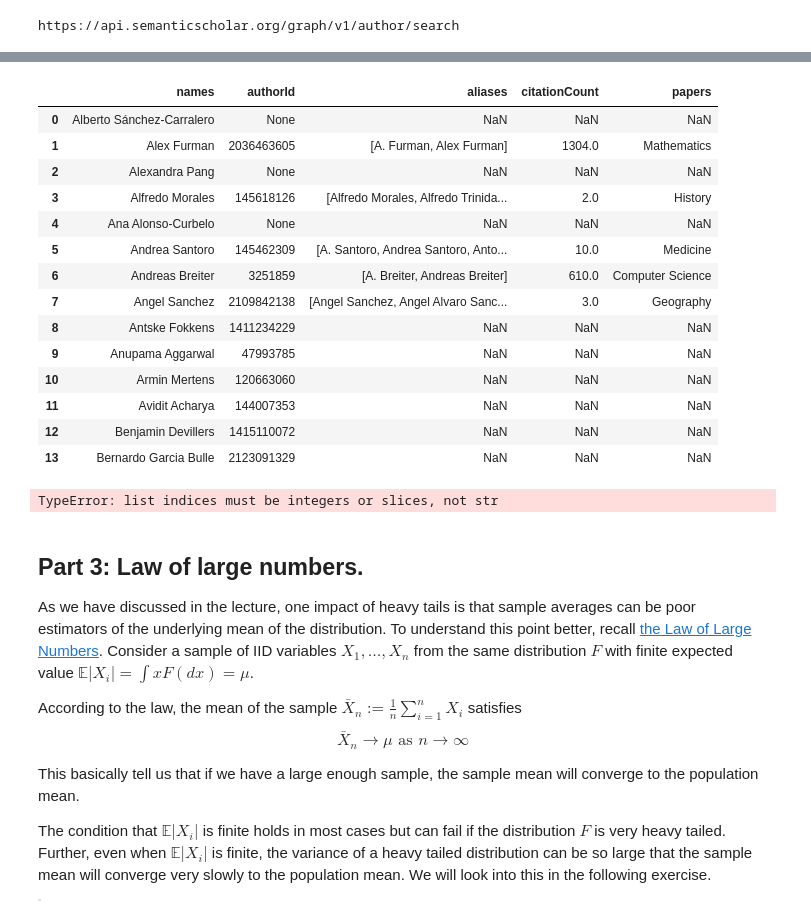
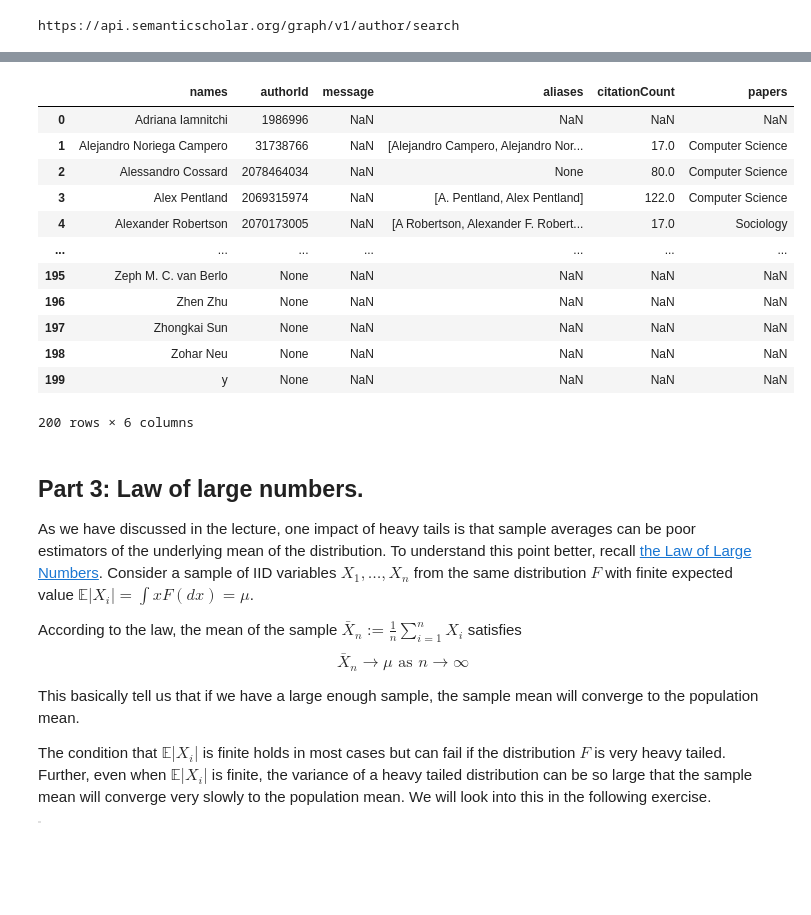
Before and after one commit to Morell1123/Assignment1_SocialInformatics, a Jupyter notebook: Assignment1_part1.ipynb, the cells around one changed output, grey strips where cells are left out. Cells and saved outputs as stored; diff of their text form; code cells hidden in the pictures; blank space fills up the shorter version.

Commit message:
master script with txt author dataset

```diff
--- a/Assignment1_part1.ipynb
+++ b/Assignment1_part1.ipynb
@@ -222,7 +222,7 @@ import time
 
 count=0
 dict_authors_match = {}
-for x in presenters_sample[:14]:
+for x in presenters_sample:
     try:
         count+=1
         print(count/len(presenters_sample))
@@ -279,10 +265,10 @@ def get_author_info(authorID):
     #name_id = [item for sublist in name_id for item in sublist] #flatten list
     return name_id
 
-#Run Loop to get all Aliases and Citation Counts (CC) for each authorID
+#Run Loop to get all Aliases, Citation Counts (CC) and papers for each authorID
 authors_info = []
 count=0
-for x in authorID_list[:5]:
+for x in authorID_list:
     #time.sleep(301/100) # Seconds
     try:
         authors_info.append(get_author_info(x))
@@ -291,7 +277,4 @@ for x in authorID_list[:5]:
     except:
         pass
     time.sleep(101/100) # wait a 1/100 of 5 minutes to have <100 requests per 5 minutes
-
-
-#aliases_list = [item for sublist in aliases_list for item in sublist] #flatten lis=papers.titles
 # %% [output]
@@ -314,5 +297,0 @@ authors_df
-# %%
-from collections import Counter
-for i in range(len(authors_df['papers'])):
-    authors_df['papers'][i] = Counter([d['fieldsOfStudy'][0] for d in authors_df['papers'][i] if d['fieldsOfStudy'] is not None]).most_common(1)[0][0]
-authors_df
@@ -346,0 +312,15 @@ list(dict_authors_match.keys())
+# %%
+import pandas as pd
+#Create authorID dataframe
+authors_df = pd.DataFrame.from_records(authors_info)
+authors_df = authors_df[authors_df['message']!="Too Many Requests"]#Remove the rows where the API where denied more requests
+authors_df = authors_df[authors_df['message']!="Forbidden"]#Remove the rows where the API where denied more requests
+
+#Convert the list of dictionaries with papers that each author has to the field of study that is most frequent amongst the papers of each author
+from collections import Counter
+for i in list(authors_df.index.values):
+    try:
+        authors_df['papers'][i] = Counter([d['fieldsOfStudy'][0] for d in authors_df['papers'][i] if d['fieldsOfStudy'] is not None]).most_common(1)[0][0]
+    except:
+        authors_df['papers'][i] = "NaN"
+authors_df
@@ -350,28 +352,3 @@ names = list(dict_authors_match.keys())
 ids = list(dict_authors_match.values())
 data_tuples = list(zip(names,ids))
 name_df = pd.DataFrame(data_tuples, columns=['names','authorId'])
-# %%
-name_df.merge(authors_df, how='left', on='authorId')
-# %% [output]
-|  | names | authorId | aliases | citationCount | papers |
-| 0 | Alberto Sánchez-Carralero | None | NaN | NaN | NaN |
-| 1 | Alex Furman | 2036463605 | [A. Furman, Alex Furman] | 1304.0 | Mathematics |
-| 2 | Alexandra Pang | None | NaN | NaN | NaN |
-| 3 | Alfredo Morales | 145618126 | [Alfredo Morales, Alfredo Trinida... | 2.0 | History |
-| 4 | Ana Alonso-Curbelo | None | NaN | NaN | NaN |
-| 5 | Andrea Santoro | 145462309 | [A. Santoro, Andrea Santoro, Anto... | 10.0 | Medicine |
-| 6 | Andreas Breiter | 3251859 | [A. Breiter, Andreas Breiter] | 610.0 | Computer Science |
-| 7 | Angel Sanchez | 2109842138 | [Angel Sanchez, Angel Alvaro Sanc... | 3.0 | Geography |
-| 8 | Antske Fokkens | 1411234229 | NaN | NaN | NaN |
-| 9 | Anupama Aggarwal | 47993785 | NaN | NaN | NaN |
-| 10 | Armin Mertens | 120663060 | NaN | NaN | NaN |
-| 11 | Avidit Acharya | 144007353 | NaN | NaN | NaN |
-| 12 | Benjamin Devillers | 1415110072 | NaN | NaN | NaN |
-| 13 | Bernardo Garcia Bulle | 2123091329 | NaN | NaN | NaN |
-# %%
-aliases_list = [d[''] for d in aliases_list if d is not None] #list with dictionaries to list with strings and remove None fields
-aliases_list = list(filter(lambda item: item is not None, aliases_list)) #remove None values
-aliases_list = [item for sublist in aliases_list for item in sublist] #flatten
-print(aliases_list)
-# %% [output]
-TypeError: list indices must be integers or slices, not str
@@ -395,0 +355,18 @@ for x in authorID_list:
+# %%
+#Do a left outer merge of the id and the name dataset as to add the info found for each id to the original list of authors
+authors_full_dataset = name_df.merge(authors_df, how='left', on='authorId')
+authors_full_dataset
+# %% [output]
+|  | names | authorId | message | aliases | citationCount | papers |
+| 0 | Adriana Iamnitchi | 1986996 | NaN | NaN | NaN | NaN |
+| 1 | Alejandro Noriega Campero | 31738766 | NaN | [Alejandro Campero, Alejandro Nor... | 17.0 | Computer Science |
+| 2 | Alessandro Cossard | 2078464034 | NaN | None | 80.0 | Computer Science |
+| 3 | Alex Pentland | 2069315974 | NaN | [A. Pentland, Alex Pentland] | 122.0 | Computer Science |
+| 4 | Alexander Robertson | 2070173005 | NaN | [A Robertson, Alexander F. Robert... | 17.0 | Sociology |
+| ... | ... | ... | ... | ... | ... | ... |
+| 195 | Zeph M. C. van Berlo | None | NaN | NaN | NaN | NaN |
+| 196 | Zhen Zhu | None | NaN | NaN | NaN | NaN |
+| 197 | Zhongkai Sun | None | NaN | NaN | NaN | NaN |
+| 198 | Zohar Neu | None | NaN | NaN | NaN | NaN |
+| 199 | y | None | NaN | NaN | NaN | NaN |
+200 rows × 6 columns
```
Also changed, not shown: parts of 12 cells of this notebook, 1 other file.
